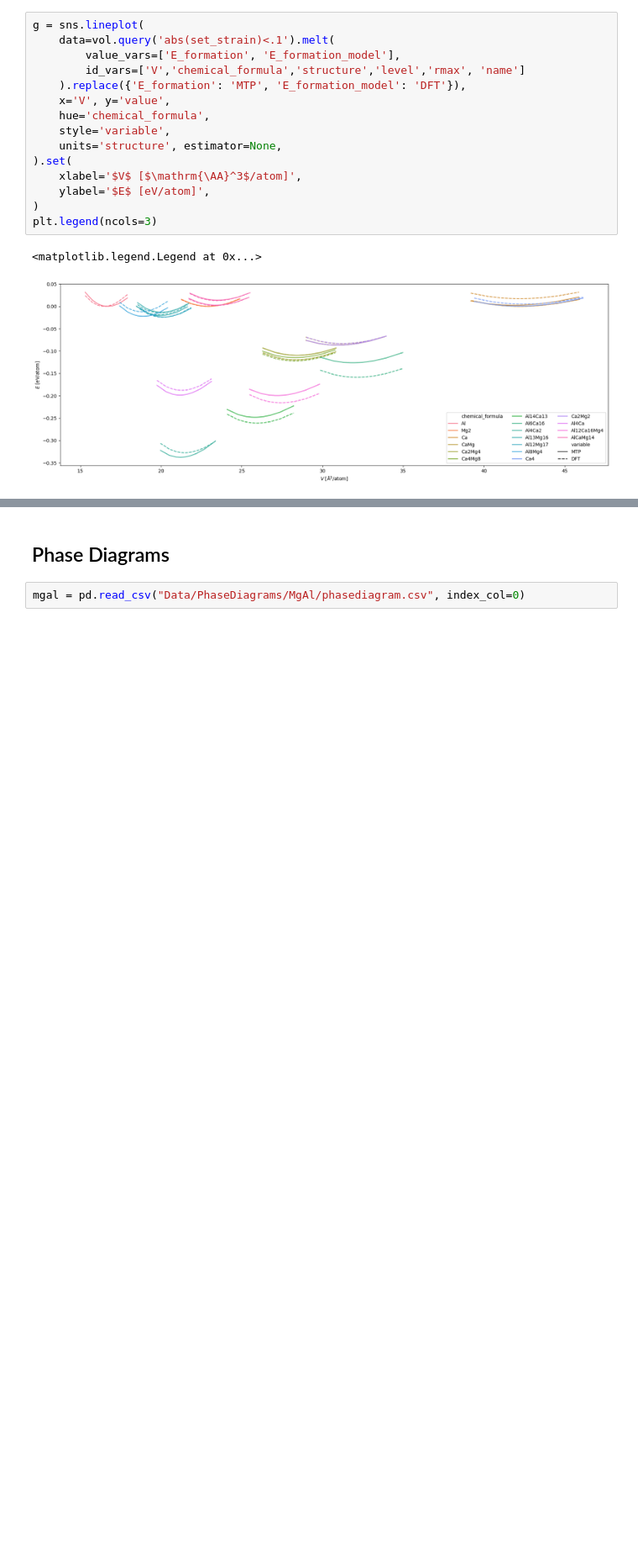
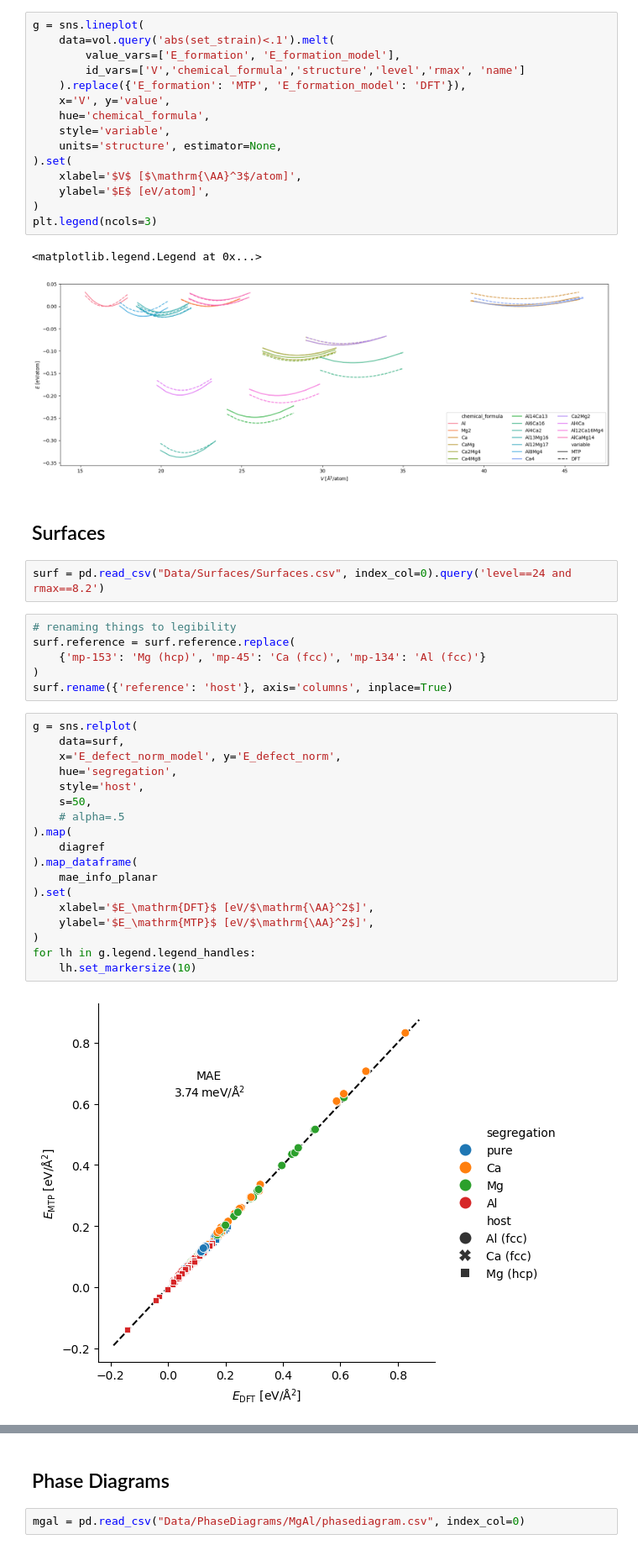
Before and after one commit to eisenforschung/mgalca-mtp-data, a Jupyter notebook: Verification.ipynb, the cells around one changed output, grey strips where cells are left out. Shown at 84% size. Saved outputs shown, nothing was run; the diff lists cells and outputs as text; blank space fills up the shorter version.

```diff
--- a/Verification.ipynb
+++ b/Verification.ipynb
@@ -178,3 +170,33 @@ plt.legend(ncols=3)
 # %% [output]
 <matplotlib.legend.Legend at 0x...>
 [figure]
+# %% [markdown]
+## Surfaces
+# %%
+surf = pd.read_csv("Data/Surfaces/Surfaces.csv", index_col=0).query('level==24 and rmax==8.2')
+# %%
+# renaming things to legibility
+surf.reference = surf.reference.replace(
+    {'mp-153': 'Mg (hcp)', 'mp-45': 'Ca (fcc)', 'mp-134': 'Al (fcc)'}
+)
+surf.rename({'reference': 'host'}, axis='columns', inplace=True)
+# %%
+g = sns.relplot(
+    data=surf,
+    x='E_defect_norm_model', y='E_defect_norm',
+    hue='segregation',
+    style='host',
+    s=50,
+    # alpha=.5
+).map(
+    diagref
+).map_dataframe(
+    mae_info_planar
+).set(
+    xlabel='$E_\mathrm{DFT}$ [eV/$\mathrm{\AA}^2$]',
+    ylabel='$E_\mathrm{MTP}$ [eV/$\mathrm{\AA}^2$]',
+)
+for lh in g.legend.legend_handles:
+    lh.set_markersize(10)
+# %% [output]
+[figure, added]
```
Also changed, not shown: parts of 11 cells of this notebook, 2 other files.
